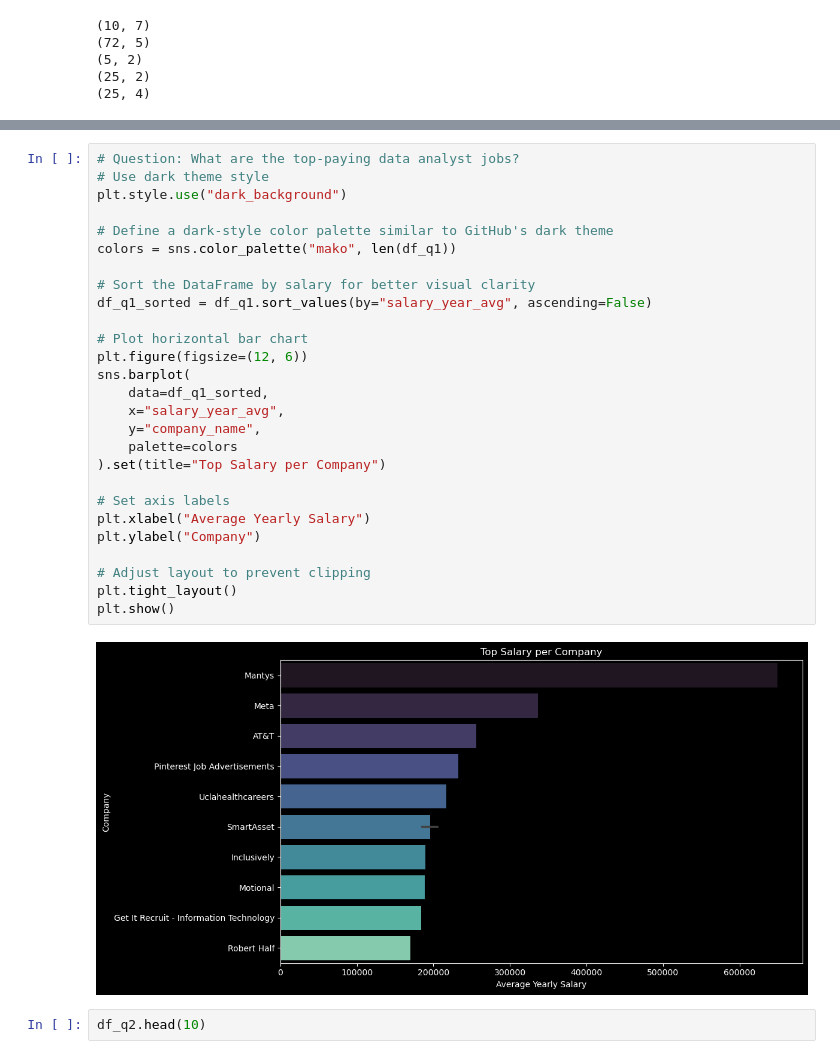
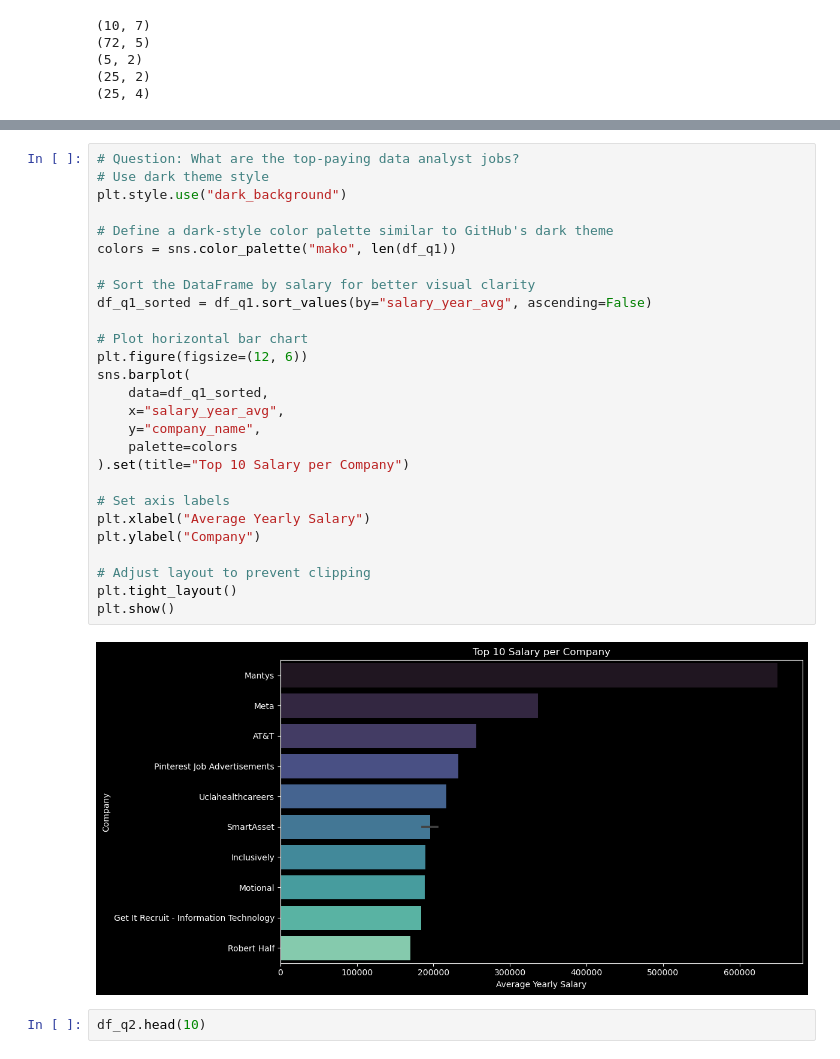
Before and after one commit to WesleyPenteado/SQL_Practice-Data_Analyst_Analysis, a Jupyter notebook: project_py/visualization.ipynb, the cells around one changed output, grey strips where cells are left out. Cells and saved outputs as stored; diff of their text form.

```diff
--- a/project_py/visualization.ipynb
+++ b/project_py/visualization.ipynb
@@ -44,32 +44,32 @@ df_q1.head(10)
 # %%
 # Question: What are the top-paying data analyst jobs?
 # Use dark theme style
 plt.style.use("dark_background")
 
 # Define a dark-style color palette similar to GitHub's dark theme
 colors = sns.color_palette("mako", len(df_q1))
 
 # Sort the DataFrame by salary for better visual clarity
 df_q1_sorted = df_q1.sort_values(by="salary_year_avg", ascending=False)
 
 # Plot horizontal bar chart
 plt.figure(figsize=(12, 6))
 sns.barplot(
     data=df_q1_sorted,
     x="salary_year_avg",
     y="company_name",
     palette=colors
-).set(title="Top Salary per Company")
+).set(title="Top 10 Salary per Company")
 
 # Set axis labels
 plt.xlabel("Average Yearly Salary")
 plt.ylabel("Company")
 
 # Adjust layout to prevent clipping
 plt.tight_layout()
 plt.show()
 # %% [output]
-[figure, old version]
+[figure, new version]
 # %%
 df_q2.head(10)
 # %% [output]
```
Also changed, not shown: parts of 7 cells of this notebook.
